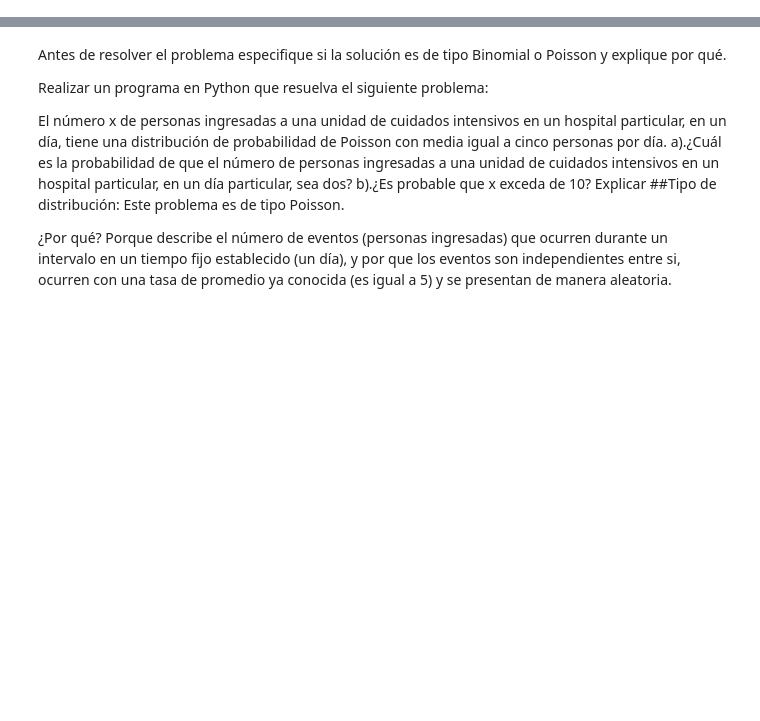
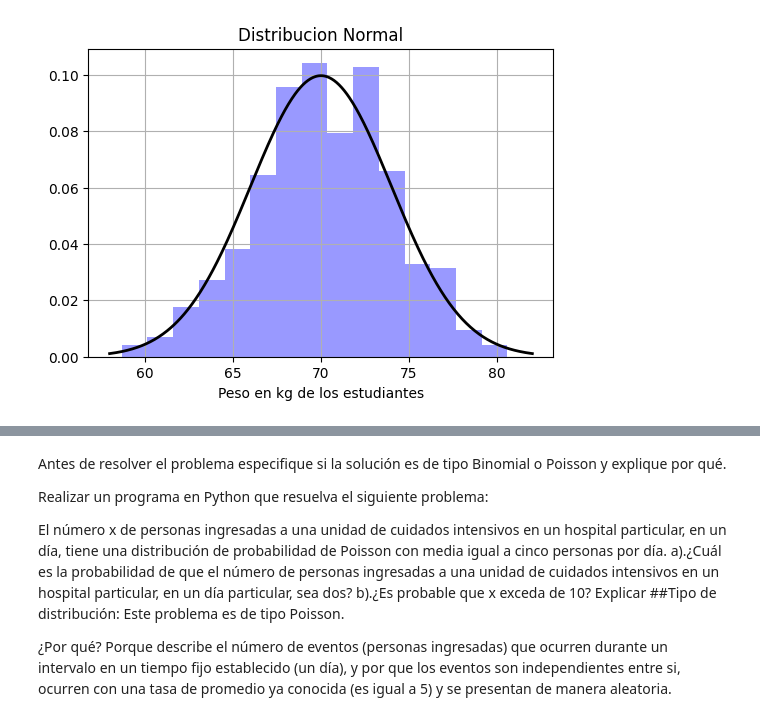
Before and after one commit to ObLun27/Estadistica, a Jupyter notebook: Unidad4/Practica3.ipynb, the cells around one changed output, grey strips where cells are left out. Saved outputs shown, nothing was run; the diff lists cells and outputs as text; code cells hidden in the pictures; blank space fills up the shorter version.

```diff
--- a/Unidad4/Practica3.ipynb
+++ b/Unidad4/Practica3.ipynb
@@ -20,0 +103,11 @@ Profesor: José Gabriel Rodríguez Rivas
+# %%
+#Graficar Histograma
+plt.figure(figsize=(6, 4))
+plt.hist(edades, bins=15, density=True, alpha=0.4, color='b')
+plt.plot(rango, pdf, 'k', linewidth=2)
+plt.title('Distribucion Normal')
+plt.xlabel("Peso en kg de los estudiantes")
+plt.grid(True)
+plt.show()
+# %% [output]
+[figure, added]
```
Also changed, not shown: parts of 14 cells of this notebook.
